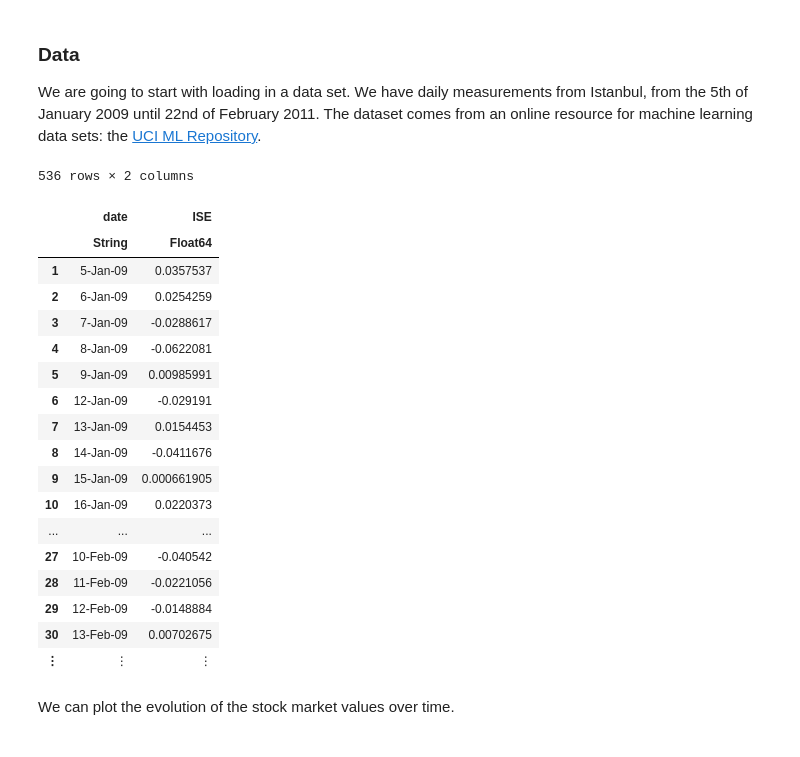
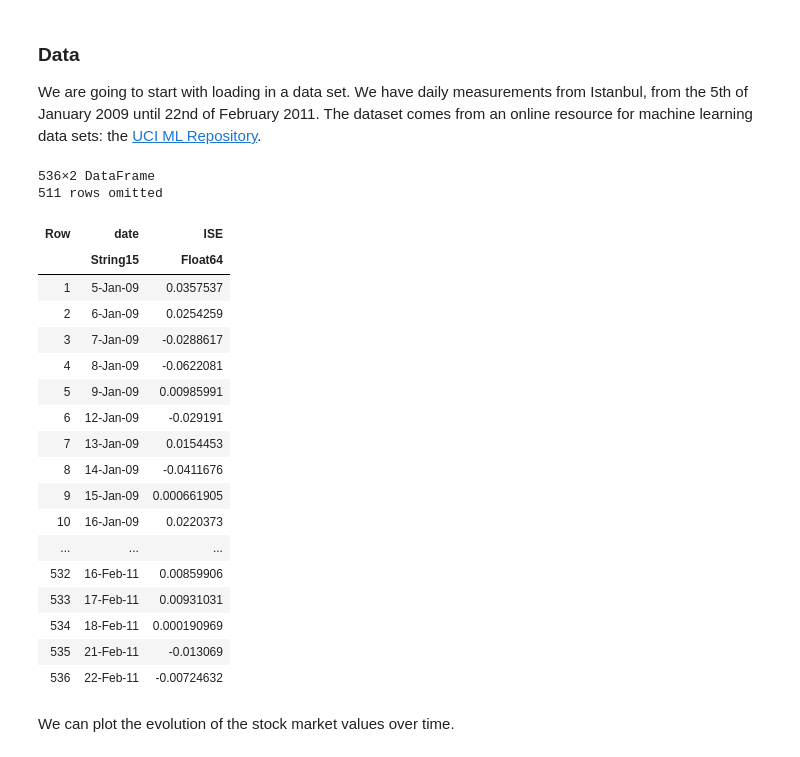
Before and after one commit to bertdv/BMLIP, a Jupyter notebook: lessons/notebooks/probprog/Probabilistic-Programming-3.ipynb, the cells around one changed output. Cells and saved outputs as stored; diff of their text form; code cells hidden in the pictures.

Commit message:
Updated PP3 and renamed accompanying datasets

```diff
--- a/lessons/notebooks/probprog/Probabilistic-Programming-3.ipynb
+++ b/lessons/notebooks/probprog/Probabilistic-Programming-3.ipynb
@@ -36,11 +42,12 @@ pyplot();
 We are going to start with loading in a data set. We have daily measurements from Istanbul, from the 5th of January 2009 until 22nd of February 2011. The dataset comes from an online resource for machine learning data sets: the [UCI ML Repository](https://archive.ics.uci.edu/ml/datasets/ISTANBUL+STOCK+EXCHANGE).
 # %%
 # Read CSV file
-df = DataFrame(CSV.File("../datasets/istanbul_stockexchange.csv"))
+df = DataFrame(CSV.File("../datasets/stock_exchange.csv"))
 # %% [output]
-536 rows × 2 columns
+536×2 DataFrame
+511 rows omitted
-|  | date | ISE |
-|  | String | Float64 |
+| Row | date | ISE |
+|  | String15 | Float64 |
 | 1 | 5-Jan-09 | 0.0357537 |
 | 2 | 6-Jan-09 | 0.0254259 |
 | 3 | 7-Jan-09 | -0.0288617 |
@@ -52,11 +59,11 @@ df = DataFrame(CSV.File("../datasets/istanbul_stockexchange.csv"))
 | 9 | 15-Jan-09 | 0.000661905 |
 | 10 | 16-Jan-09 | 0.0220373 |
 | ... | ... | ... |
-| 27 | 10-Feb-09 | -0.040542 |
-| 28 | 11-Feb-09 | -0.0221056 |
-| 29 | 12-Feb-09 | -0.0148884 |
-| 30 | 13-Feb-09 | 0.00702675 |
-| ⋮ | ⋮ | ⋮ |
+| 532 | 16-Feb-11 | 0.00859906 |
+| 533 | 17-Feb-11 | 0.00931031 |
+| 534 | 18-Feb-11 | 0.000190969 |
+| 535 | 21-Feb-11 | -0.013069 |
+| 536 | 22-Feb-11 | -0.00724632 |
 # %% [markdown]
 We can plot the evolution of the stock market values over time.
 # %%
```
Also changed, not shown: parts of 48 cells of this notebook, 2 other files.
